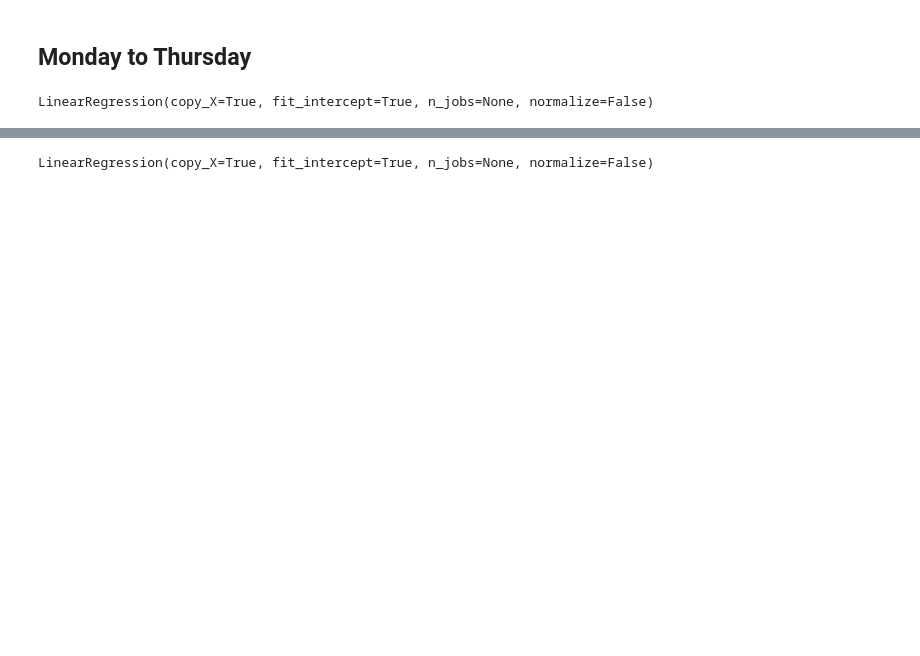
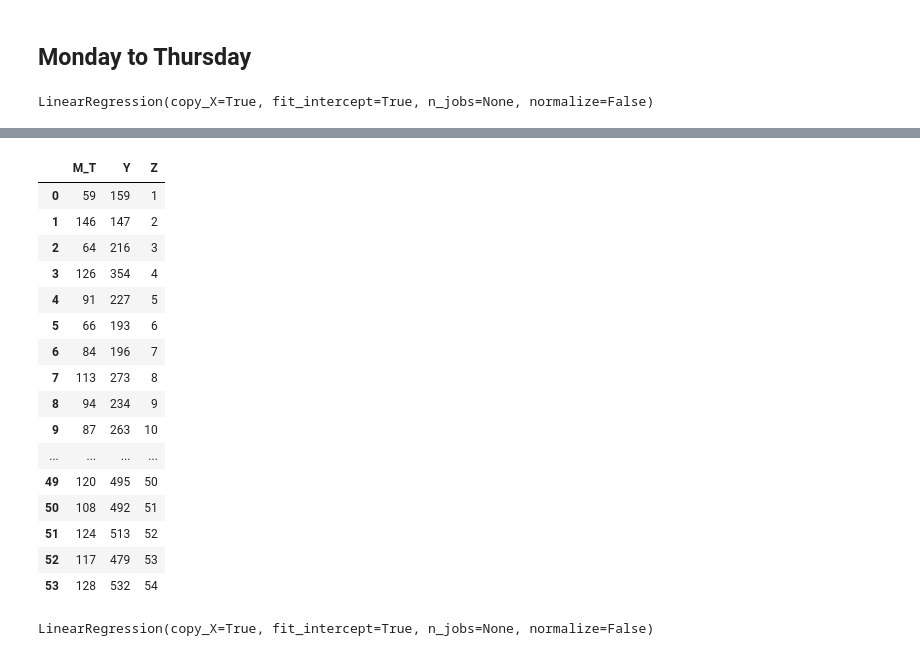
Before and after one commit to hithisiskwon/codes_I_wrote, a Jupyter notebook: Count_prediction.ipynb, the cells around one changed output, grey strips where cells are left out. Drawn from its saved outputs; the diff is of its cells as text; code cells hidden in the pictures; blank space fills up the shorter version.

```diff
--- a/Count_prediction.ipynb
+++ b/Count_prediction.ipynb
@@ -170,3 +241,23 @@ df4.drop(columns='index', inplace=True)
+# %%
+df4
+# %% [output]
+|  | M_T | Y | Z |
+| 0 | 59 | 159 | 1 |
+| 1 | 146 | 147 | 2 |
+| 2 | 64 | 216 | 3 |
+| 3 | 126 | 354 | 4 |
+| 4 | 91 | 227 | 5 |
+| 5 | 66 | 193 | 6 |
+| 6 | 84 | 196 | 7 |
+| 7 | 113 | 273 | 8 |
+| 8 | 94 | 234 | 9 |
+| 9 | 87 | 263 | 10 |
+| ... | ... | ... | ... |
+| 49 | 120 | 495 | 50 |
+| 50 | 108 | 492 | 51 |
+| 51 | 124 | 513 | 52 |
+| 52 | 117 | 479 | 53 |
+| 53 | 128 | 532 | 54 |
 # %%
 lin4 = linear_model.LinearRegression()
 lin4.fit(df4.drop(columns = 'Y'),df4.Y)
```
Also changed, not shown: parts of 19 cells of this notebook.
